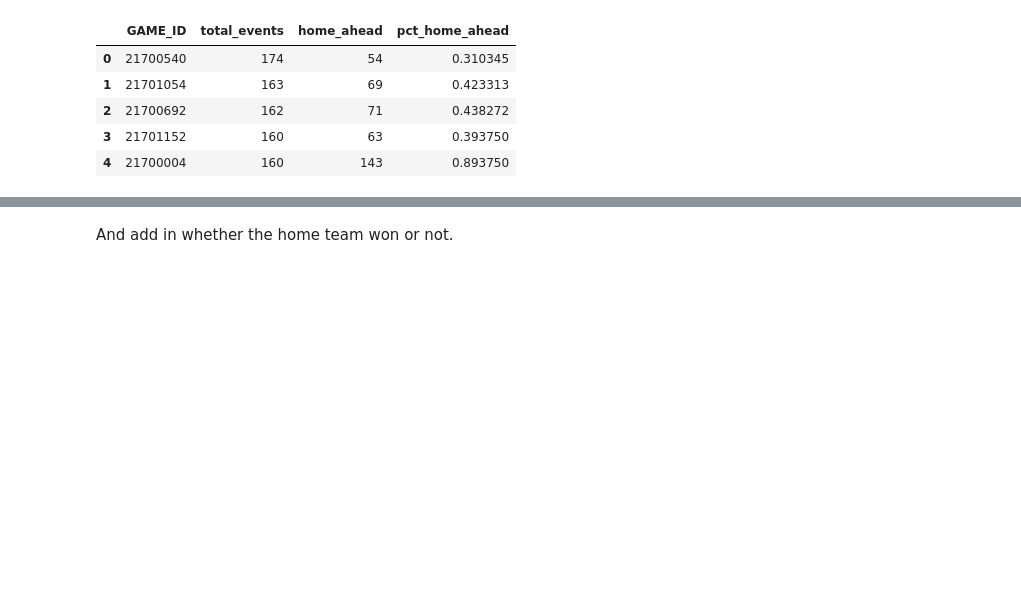
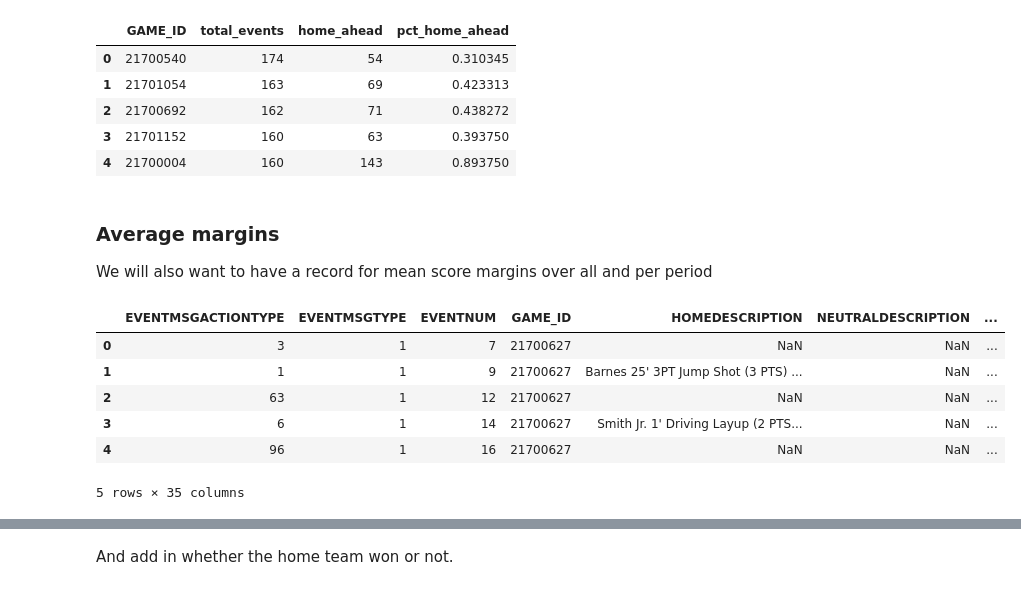
Before and after one commit to dogrdon/nba_data, a Jupyter notebook: comeback_processing.ipynb, the cells around one changed output, grey strips where cells are left out. Cells and saved outputs as stored; diff of their text form; code cells hidden in the pictures; blank space fills up the shorter version.

```diff
--- a/comeback_processing.ipynb
+++ b/comeback_processing.ipynb
@@ -287,3 +287,6 @@ total_calcs.head()
 | 2 | 21700692 | 162 | 71 | 0.438272 |
 | 3 | 21701152 | 160 | 63 | 0.393750 |
 | 4 | 21700004 | 160 | 143 | 0.893750 |
+# %% [markdown]
+### Average margins
+We will also want to have a record for mean score margins over all and per period
@@ -289,0 +295,10 @@ total_calcs.head()
+# %%
+prepped_data.head()
+# %% [output]
+|  | EVENTMSGACTIONTYPE | EVENTMSGTYPE | EVENTNUM | GAME_ID | HOMEDESCRIPTION | NEUTRALDESCRIPTION | ... |
+| 0 | 3 | 1 | 7 | 21700627 | NaN | NaN | ... |
+| 1 | 1 | 1 | 9 | 21700627 | Barnes 25' 3PT Jump Shot (3 PTS) ... | NaN | ... |
+| 2 | 63 | 1 | 12 | 21700627 | NaN | NaN | ... |
+| 3 | 6 | 1 | 14 | 21700627 | Smith Jr. 1' Driving Layup (2 PTS... | NaN | ... |
+| 4 | 96 | 1 | 16 | 21700627 | NaN | NaN | ... |
+5 rows × 35 columns
```
Also changed, not shown: parts of 19 cells of this notebook, 1 other file.
